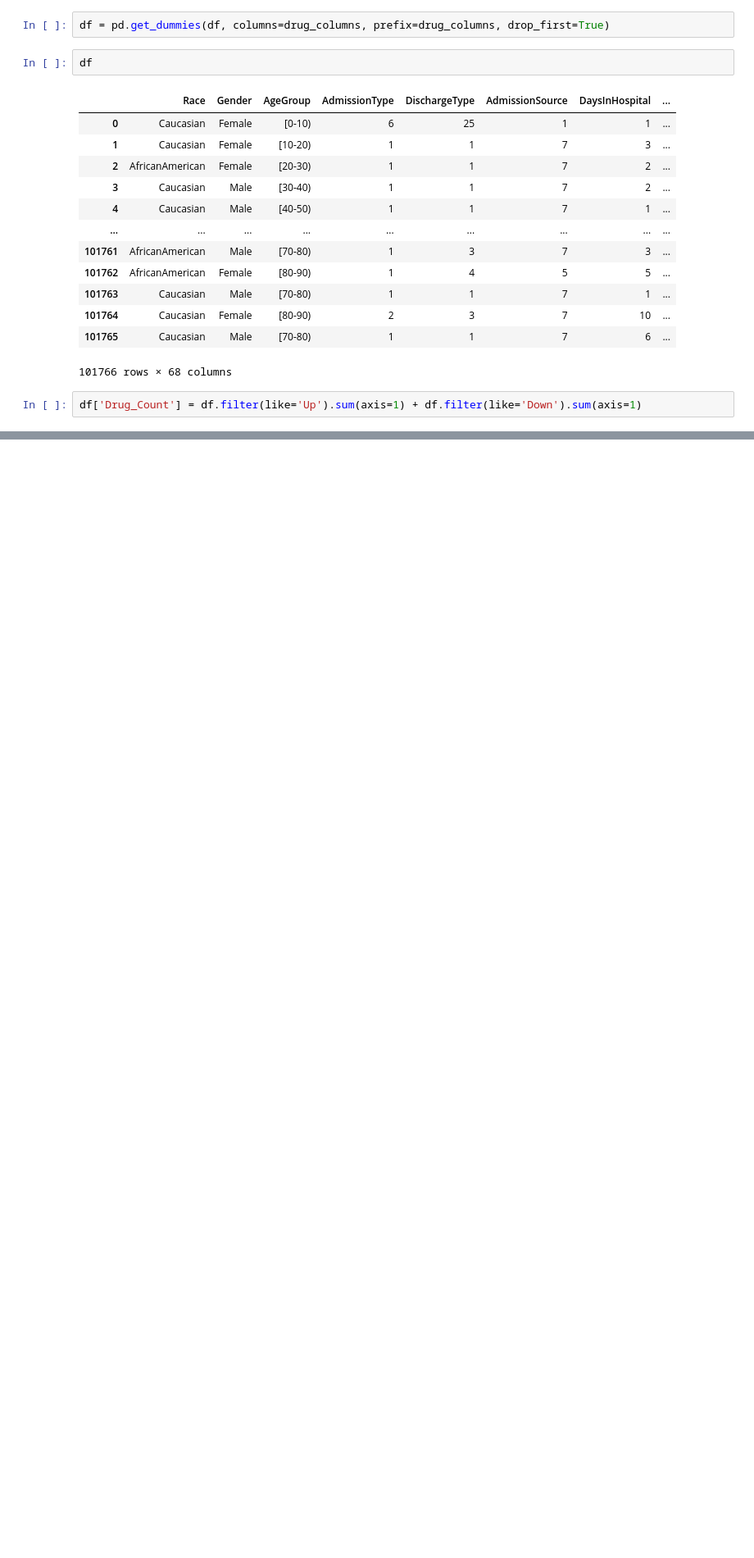
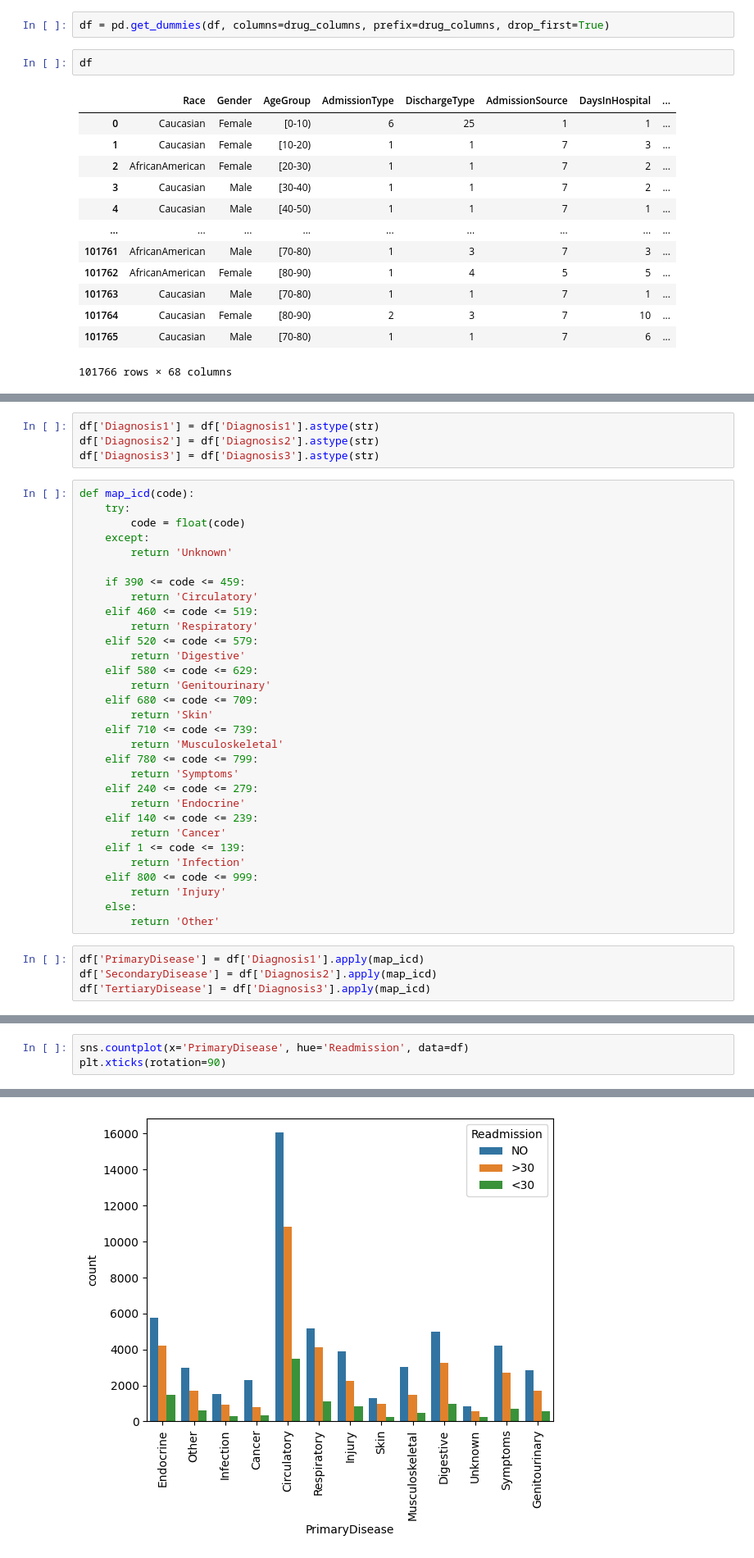
Before and after one commit to akashkumar181/Advanced-Model-For-Clinical-Pattern-Mining-for-Readmission-Risk-among-Diabetes-Patients, a Jupyter notebook: Model.ipynb, the cells around one changed output, grey strips where cells are left out. Shown at 82% size. Saved outputs shown, nothing was run; the diff lists cells and outputs as text; blank space fills up the shorter version.

```diff
--- a/Model.ipynb
+++ b/Model.ipynb
@@ -868,5 +869,3 @@ df
 | 101764 | Caucasian | Female | [80-90) | 2 | 3 | 7 | 10 | ... |
 | 101765 | Caucasian | Male | [70-80) | 1 | 1 | 7 | 6 | ... |
 101766 rows × 68 columns
-# %%
-df['Drug_Count'] = df.filter(like='Up').sum(axis=1) + df.filter(like='Down').sum(axis=1)
@@ -887,0 +939,39 @@ Length: 69, dtype: int64
+# %%
+df['Diagnosis1'] = df['Diagnosis1'].astype(str)
+df['Diagnosis2'] = df['Diagnosis2'].astype(str)
+df['Diagnosis3'] = df['Diagnosis3'].astype(str)
+# %%
+def map_icd(code):
+    try:
+        code = float(code)
+    except:
+        return 'Unknown'
+
+    if 390 <= code <= 459:
+        return 'Circulatory'
+    elif 460 <= code <= 519:
+        return 'Respiratory'
+    elif 520 <= code <= 579:
+        return 'Digestive'
+    elif 580 <= code <= 629:
+        return 'Genitourinary'
+    elif 680 <= code <= 709:
+        return 'Skin'
+    elif 710 <= code <= 739:
+        return 'Musculoskeletal'
+    elif 780 <= code <= 799:
+        return 'Symptoms'
+    elif 240 <= code <= 279:
+        return 'Endocrine'
+    elif 140 <= code <= 239:
+        return 'Cancer'
+    elif 1 <= code <= 139:
+        return 'Infection'
+    elif 800 <= code <= 999:
+        return 'Injury'
+    else:
+        return 'Other'
+# %%
+df['PrimaryDisease'] = df['Diagnosis1'].apply(map_icd)
+df['SecondaryDisease'] = df['Diagnosis2'].apply(map_icd)
+df['TertiaryDisease'] = df['Diagnosis3'].apply(map_icd)
@@ -887,0 +996,4 @@ Length: 69, dtype: int64
+# %%
+sns.countplot(x='PrimaryDisease', hue='Readmission', data=df)
+plt.xticks(rotation=90)
+# %% [output]
@@ -887,0 +1014 @@ Length: 69, dtype: int64
+[figure, added]
```
Also changed, not shown: parts of 13 cells of this notebook.
